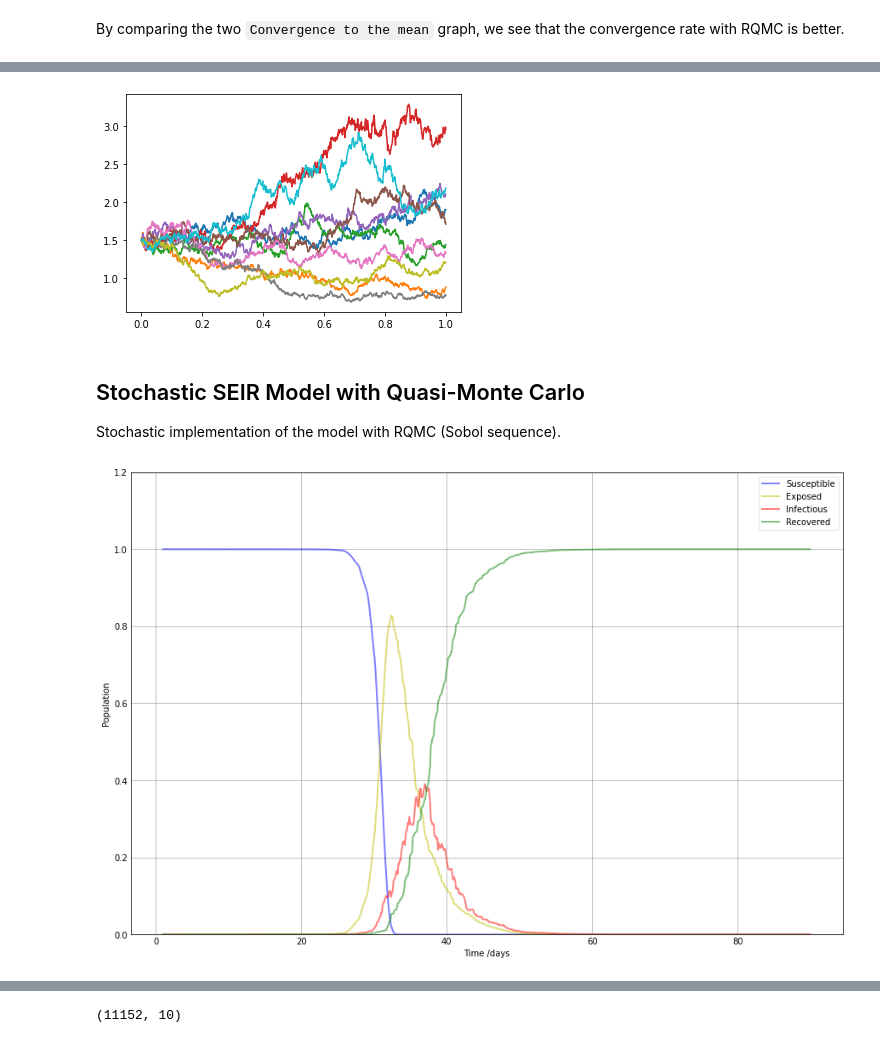
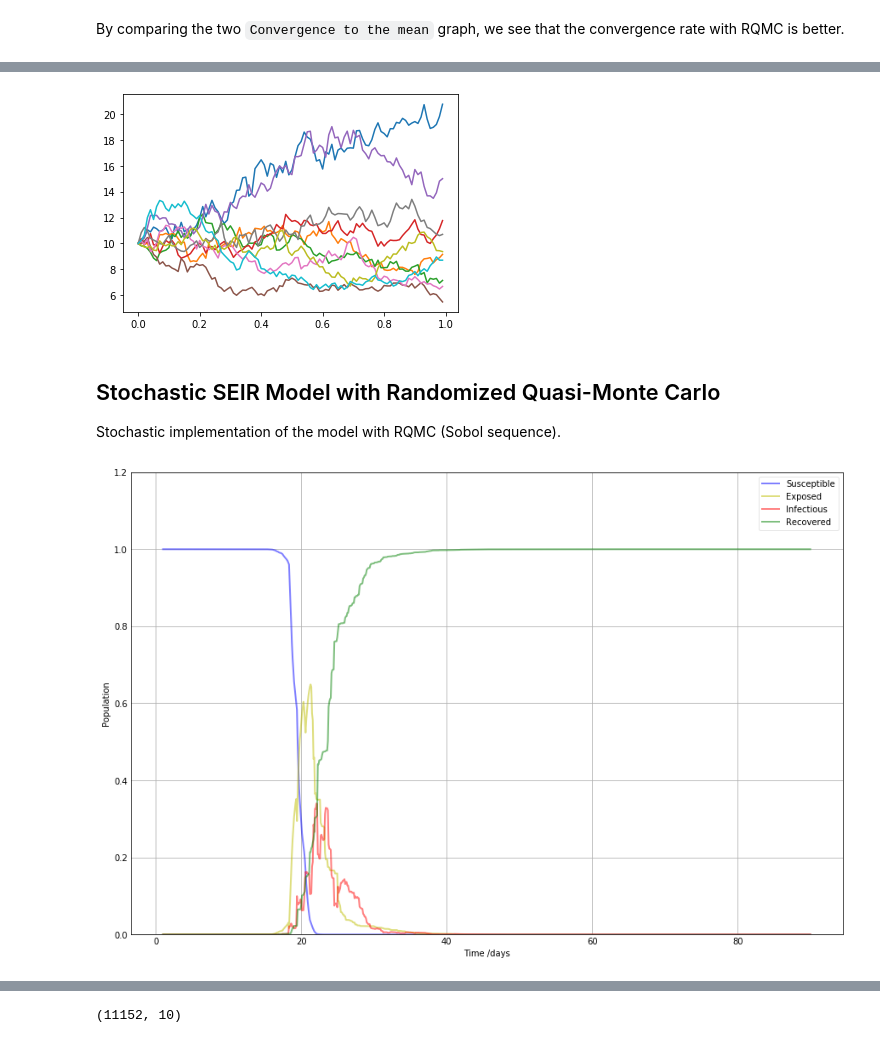
Before and after one commit to chloeskt/covid-19, a Jupyter notebook: 2-0 A stochastic model implementation.ipynb, the cells around one changed output, grey strips where cells are left out. Saved outputs shown, nothing was run; the diff lists cells and outputs as text; code cells hidden in the pictures.

```diff
--- a/2-0 A stochastic model implementation.ipynb
+++ b/2-0 A stochastic model implementation.ipynb
@@ -263,26 +260,26 @@ def model(init, params, T, dt, a):
 # %%
 #initialization
 R0 = 4.5
-a = 0.01
+N = 11e6
+
 #in the paper they estimate
 a = 0.395
-N = 11e6
 
 sigma= 1 / 5.2
 gamma = 1 / 2.9
 kappa = 1 / 6.1
 beta = R0 * gamma
 
-T, dt = 90, 1e-3
+T, dt = 90, 1e-1
 
-init = [N-1, 1, 0, 0, 0,0, 0, 0, 0]
+init = [N-1, 1, 0, 0, 0, 0, 0]
 params = beta, sigma, gamma, kappa
 
 results = model(init, params, T, dt, a)
 S = results[0]
-E = results[1:3].sum(axis=0)
-I = results[3:5].sum(axis=0)
-R = results[5]
+E = results[1]
+I = results[2]
+R = results[3]
 
 t = np.linspace(1, T, int(T/dt))
 fig = plt.figure(facecolor='w', figsize=(15, 10))
@@ -437,7 +372,7 @@ plt.show()
 # Geometric Brownian Motion - Exact simulation
 N, T, X0 = 100, 50, 10.
 h = T / N
-a = 0.001
+a = 0.20
 
 for k in range(10):
     X = [X0]
@@ -537,6 +472,6 @@ plt.show()
 # %%
 # Geometric Brownian Motion - Sobol sequence
-N, T, X0 = 1000, 1., 1.5
+N, T, X0 = 100, 1., 10.
 h = T / N
 a = 0.4
 
@@ -554,9 +489,9 @@ for k in range(10):
     plt.plot(np.arange(0, T, h), X)
 plt.show()
 # %% [output]
-[figure, old version]
+[figure, new version]
 # %% [markdown]
-## Stochastic SEIR Model with Quasi-Monte Carlo
+## Stochastic SEIR Model with Randomized Quasi-Monte Carlo
 
 Stochastic implementation of the model with RQMC (Sobol sequence).
 # %%
@@ -614,40 +548,43 @@ def model(init, params, T, dt, a):
 # %%
+#initialization
 R0 = 4.5
+N = 11e6
+
+#in the paper they estimate
 a = 0.395
 
-N = 11e6
-sigma= 1. / 5.2
-gamma = 1. / 2.9
-kappa = 1. / 6.1
-beta = R0 * (gamma + sigma)
+sigma= 1 / 5.2
+gamma = 1 / 2.9
+kappa = 1 / 6.1
+beta = R0 * gamma
 
 T, dt = 90, 1e-1
 
-init = [N-1, 1, 0, 0, 0,0, 0, 0, 0]
+init = [N-1, 1, 0, 0, 0, 0, 0]
 params = beta, sigma, gamma, kappa
 
 results = model(init, params, T, dt, a)
 S = results[0]
-E = results[1:3].sum(axis=0)
-I = results[3:5].sum(axis=0)
-R = results[5]
+E = results[1]
+I = results[2]
+R = results[3]
 
 t = np.linspace(1, T, int(T/dt))
 fig = plt.figure(facecolor='w', figsize=(15, 10))
 ax = fig.add_subplot(111, axisbelow=True)
 ax.plot(t, S/N, 'b', alpha=0.5, lw=2, label='Susceptible')
 ax.plot(t, E/N, 'y', alpha=0.5, lw=2, label='Exposed')
 ax.plot(t, I/N, 'r', alpha=0.5, lw=2, label='Infectious')
 ax.plot(t, R/N, 'g', alpha=0.5, lw=2, label='Recovered')
 ax.set_xlabel('Time /days')
 ax.set_ylabel('Population')
 ax.set_ylim(0,1.2)
 ax.yaxis.set_tick_params(length=0)
 ax.xaxis.set_tick_params(length=0)
 ax.grid()
 legend = ax.legend()
 legend.get_frame().set_alpha(0.5)
 plt.show()
 # %% [output]
-[figure, old version]
+[figure, new version]
 # %%
```
Also changed, not shown: parts of 18 cells of this notebook, 3 other files.
